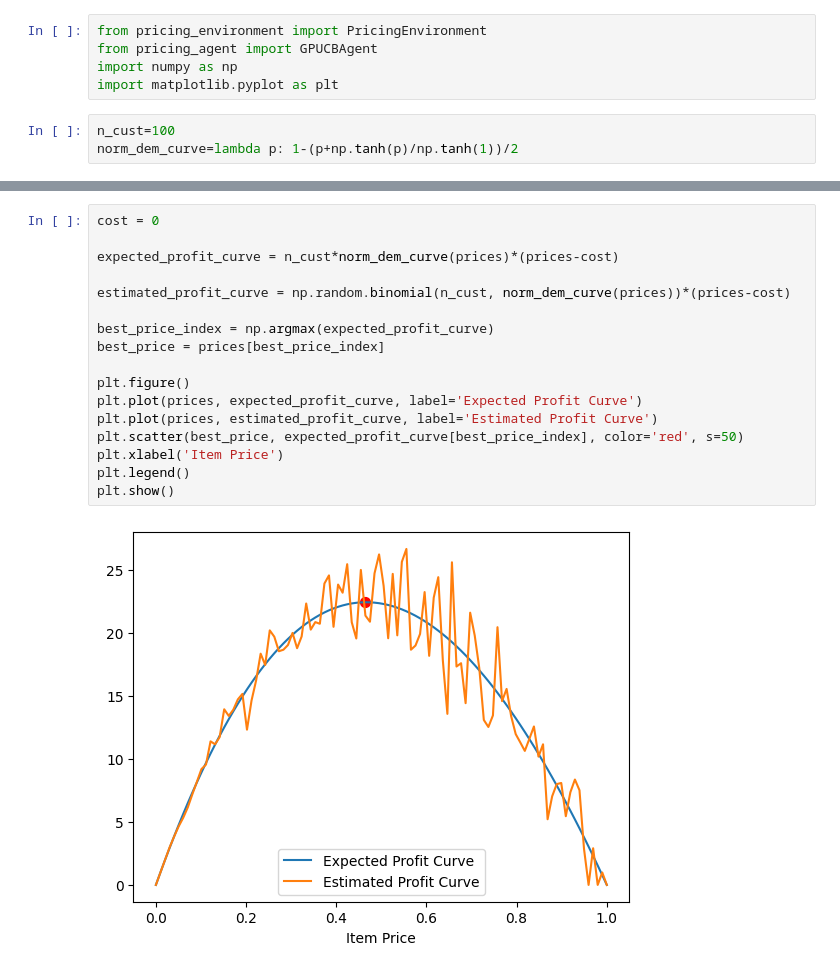
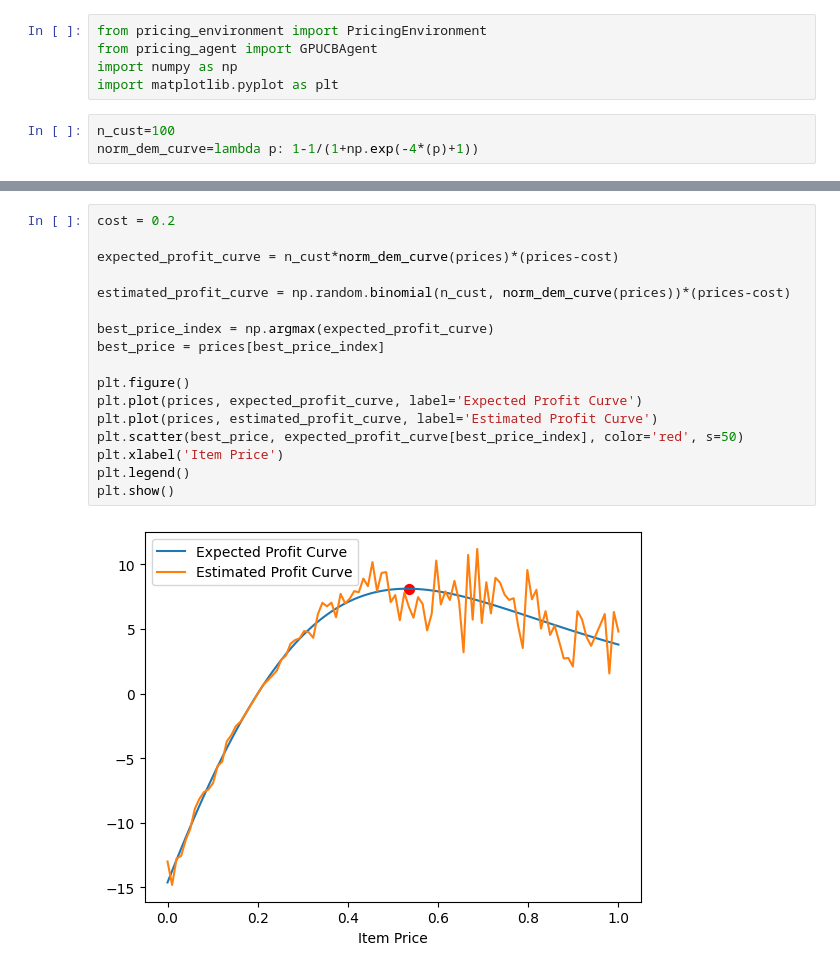
Before and after one commit to manuu1311/OLA-project, a Jupyter notebook: Deliverables/Requirement1/prova.ipynb, the cells around one changed output, grey strips where cells are left out. Cells and saved outputs as stored; diff of their text form.

```diff
--- a/Deliverables/Requirement1/prova.ipynb
+++ b/Deliverables/Requirement1/prova.ipynb
@@ -5,7 +5,7 @@ import numpy as np
 import matplotlib.pyplot as plt
 # %%
 n_cust=100
-norm_dem_curve=lambda p: 1-(p+np.tanh(p)/np.tanh(1))/2
+norm_dem_curve=lambda p: 1-1/(1+np.exp(-4*(p)+1))
 # %%
 y=norm_dem_curve
 prices=np.linspace(0,1,100)
@@ -22,20 +22,20 @@ plt.show()
 # %%
-cost = 0
+cost = 0.2
 
 expected_profit_curve = n_cust*norm_dem_curve(prices)*(prices-cost)
 
 estimated_profit_curve = np.random.binomial(n_cust, norm_dem_curve(prices))*(prices-cost)
 
 best_price_index = np.argmax(expected_profit_curve)
 best_price = prices[best_price_index]
 
 plt.figure()
 plt.plot(prices, expected_profit_curve, label='Expected Profit Curve')
 plt.plot(prices, estimated_profit_curve, label='Estimated Profit Curve')
 plt.scatter(best_price, expected_profit_curve[best_price_index], color='red', s=50)
 plt.xlabel('Item Price')
 plt.legend()
 plt.show()
 # %% [output]
-[figure, old version]
+[figure, new version]
 # %%
```
Also changed, not shown: parts of 4 cells of this notebook, 1 other file.
